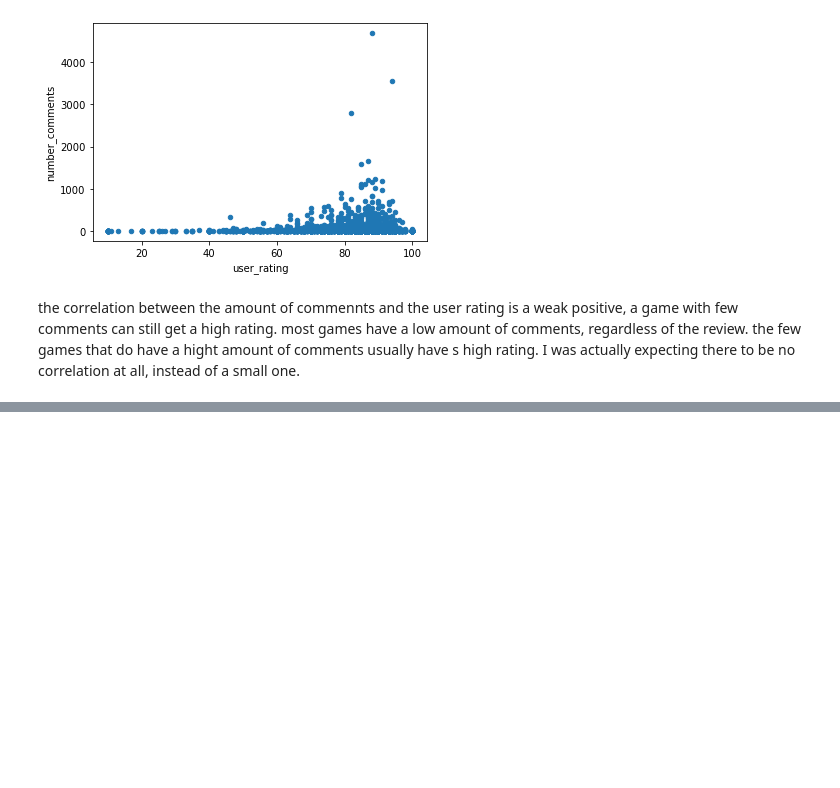
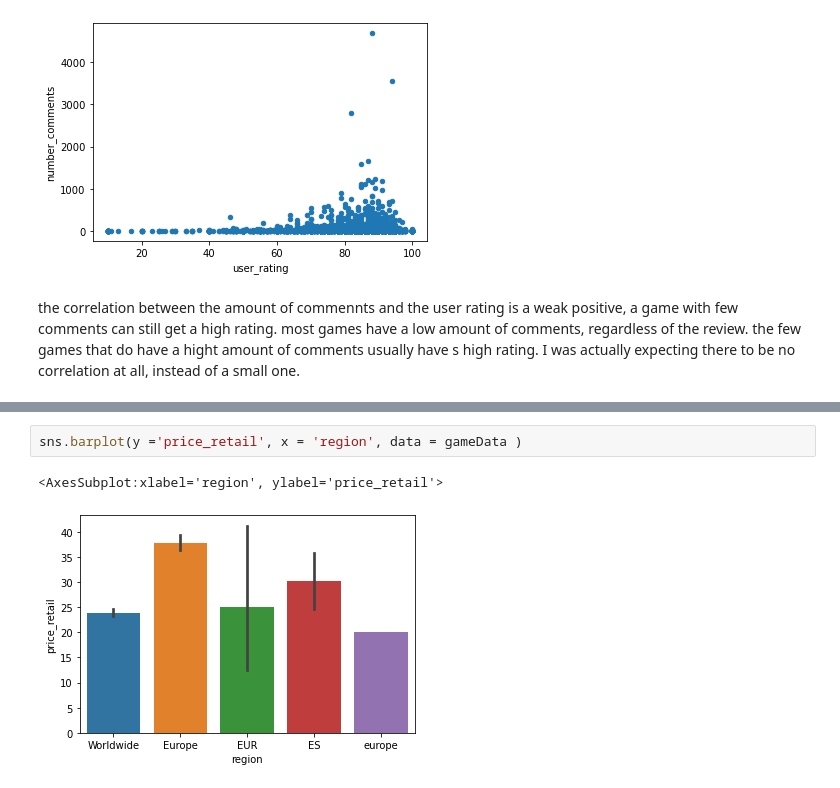
Before and after one commit to Draakedan/Intro_Data_Science_AH, a Jupyter notebook: week 2/week 2 assingment 10 + 12 - own dataset bivariate analysis.ipynb, the cells around one changed output, grey strips where cells are left out. Saved outputs shown, nothing was run; the diff lists cells and outputs as text; blank space fills up the shorter version.

Commit message:
[Edit] assignment 10 (+ 12) - own data bivariate analysis
assingment 12 is added to the file. the original file with only assingemtn 10 is removed

```diff
--- a/week 2/week 2 assingment 10 - own dataset bivariate analysis.ipynb
+++ b/week 2/week 2 assingment 10 + 12 - own dataset bivariate analysis.ipynb
@@ -51,0 +62,5 @@ I was actually expecting there to be no correlation at all, instead of a small o
+# %%
+sns.barplot(y ='price_retail', x = 'region', data = gameData )
+# %% [output]
+<AxesSubplot:xlabel='region', ylabel='price_retail'>
+[figure, added]
```
Also changed, not shown: parts of 7 cells of this notebook.
